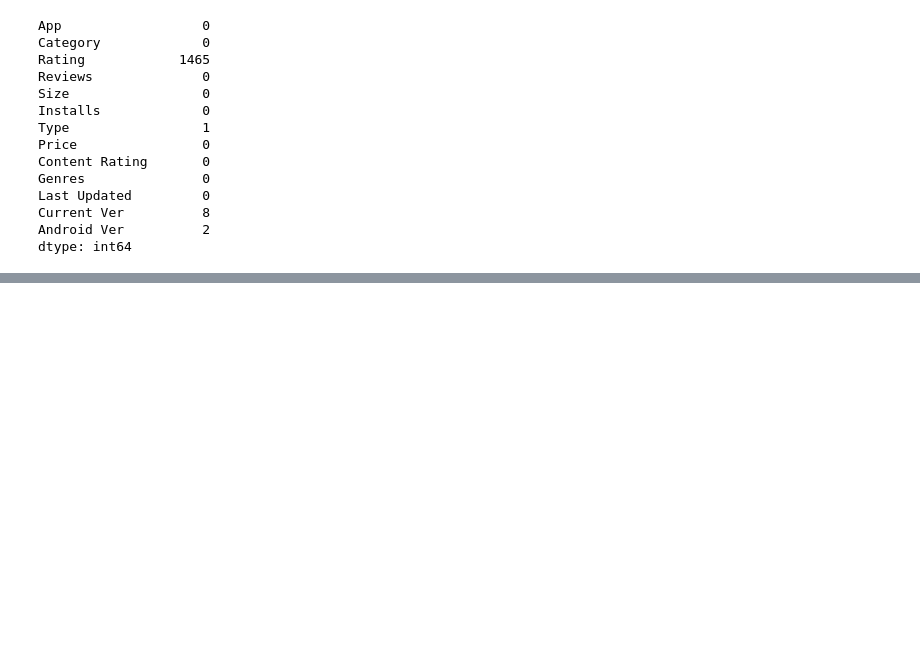
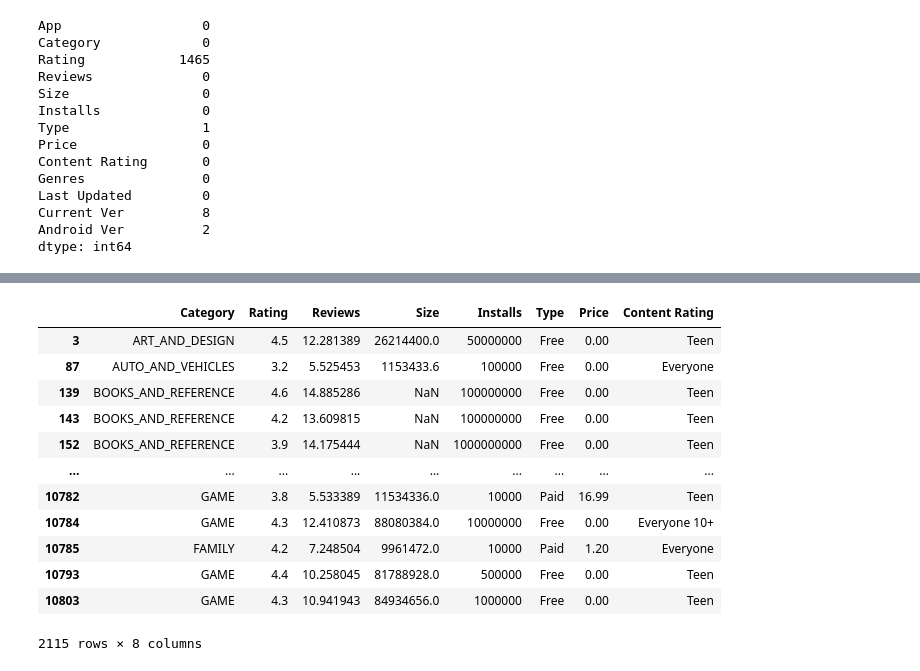
Before and after one commit to Venkateshbandla509/playstore1, a Jupyter notebook: play_store_data.ipynb, the cells around one changed output, grey strips where cells are left out. Saved outputs shown, nothing was run; the diff lists cells and outputs as text; code cells hidden in the pictures; blank space fills up the shorter version.

```diff
--- a/play_store_data.ipynb
+++ b/play_store_data.ipynb
@@ -192,0 +274,3 @@ memory usage: 937.2+ KB
+# %%
+#converting the install data type
+playstore_data.Installs = playstore_data.Installs.astype(int)
@@ -192,0 +292,30 @@ memory usage: 937.2+ KB
+# %%
+# Price column here removing the dollar symbol
+playstore_data.Price  = playstore_data.Price.str.replace('$','').astype(float)
+# %%
+#12 Dropping the unusable columns
+playstore_data1 = playstore_data.drop(columns= [ 'App','Genres','Last Updated','Current Ver','Android Ver','Rating_Category'])
+# %%
+#Finding the outliers in the new data after droping some columns
+q1 = playstore_data1.quantile(0.25)
+q3 = playstore_data1.quantile(0.75)
+iqr = q3 - q1
+ub = q3 + 1.5 * iqr
+lb = q1 - 1.5 * iqr
+o_utliers = ((playstore_data1 < lb ) | (playstore_data1 > ub)).any(axis =1)
+# %%
+playstore_data1[o_utliers]
+# %% [output]
+|  | Category | Rating | Reviews | Size | Installs | Type | Price | Content Rating |
+| 3 | ART_AND_DESIGN | 4.5 | 12.281389 | 26214400.0 | 50000000 | Free | 0.00 | Teen |
+| 87 | AUTO_AND_VEHICLES | 3.2 | 5.525453 | 1153433.6 | 100000 | Free | 0.00 | Everyone |
+| 139 | BOOKS_AND_REFERENCE | 4.6 | 14.885286 | NaN | 100000000 | Free | 0.00 | Teen |
+| 143 | BOOKS_AND_REFERENCE | 4.2 | 13.609815 | NaN | 100000000 | Free | 0.00 | Teen |
+| 152 | BOOKS_AND_REFERENCE | 3.9 | 14.175444 | NaN | 1000000000 | Free | 0.00 | Teen |
+| ... | ... | ... | ... | ... | ... | ... | ... | ... |
+| 10782 | GAME | 3.8 | 5.533389 | 11534336.0 | 10000 | Paid | 16.99 | Teen |
+| 10784 | GAME | 4.3 | 12.410873 | 88080384.0 | 10000000 | Free | 0.00 | Everyone 10+ |
+| 10785 | FAMILY | 4.2 | 7.248504 | 9961472.0 | 10000 | Paid | 1.20 | Everyone |
+| 10793 | GAME | 4.4 | 10.258045 | 81788928.0 | 500000 | Free | 0.00 | Teen |
+| 10803 | GAME | 4.3 | 10.941943 | 84934656.0 | 1000000 | Free | 0.00 | Teen |
+2115 rows × 8 columns
```
Also changed, not shown: parts of 38 cells of this notebook.
